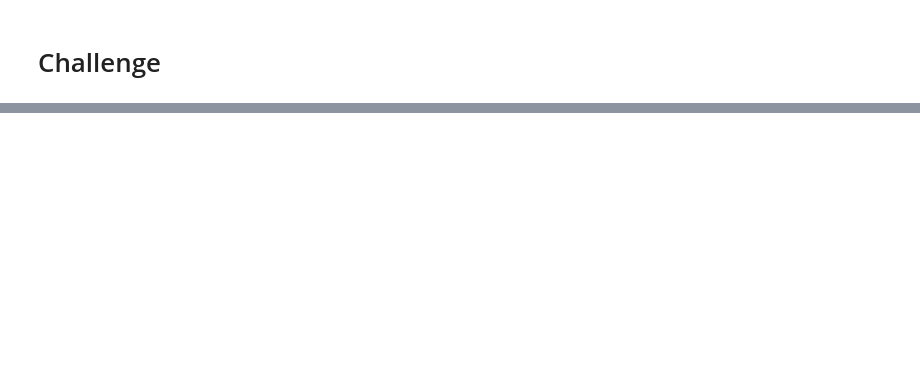
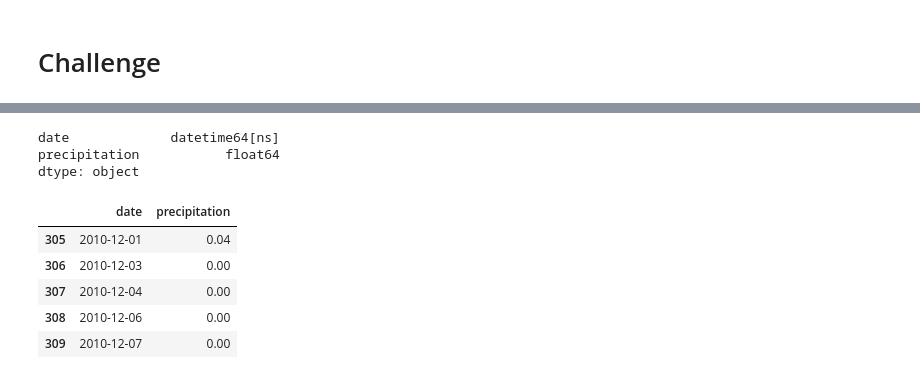
Before and after one commit to blocrunx/Surfs_Up, a Jupyter notebook: climate_analysis.ipynb, the cells around one changed output, grey strips where cells are left out. Drawn from its saved outputs; the diff is of its cells as text; code cells hidden in the pictures; blank space fills up the shorter version.

```diff
--- a/climate_analysis.ipynb
+++ b/climate_analysis.ipynb
@@ -171,0 +155,33 @@ plt.tight_layout()
+# %%
+# METHOD 2: retuning all dates and corresponding precipitation, creating a dataframe and using loc to filter date column by month
+
+# Create a empty list for december precipitation results
+december_results = []
+
+# Query sqlite db for precipitation across all the stations and dates
+december_results = session.query(Measurement.date, Measurement.prcp)
+
+# Take all dates and precipitation and read them into a DataFrame
+december_df = pd.DataFrame(december_results, columns=['date','precipitation'])
+# %%
+# Convert date column to datetime datatype in order to us datetime functions
+december_df['date'] = pd.to_datetime(december_df['date'])
+
+# Check if casting date as datetime was successful
+december_df.dtypes
+# %% [output]
+date             datetime64[ns]
+precipitation           float64
+dtype: object
+# %%
+# Use pandas to filter December's precipitation across all stations and years
+december_precip = december_df.loc[december_df['date'].dt.month == 12]
+# %%
+december_precip.head()
+# %% [output]
+|  | date | precipitation |
+| 305 | 2010-12-01 | 0.04 |
+| 306 | 2010-12-03 | 0.00 |
+| 307 | 2010-12-04 | 0.00 |
+| 308 | 2010-12-06 | 0.00 |
+| 309 | 2010-12-07 | 0.00 |
```
Also changed, not shown: parts of 17 cells of this notebook.
